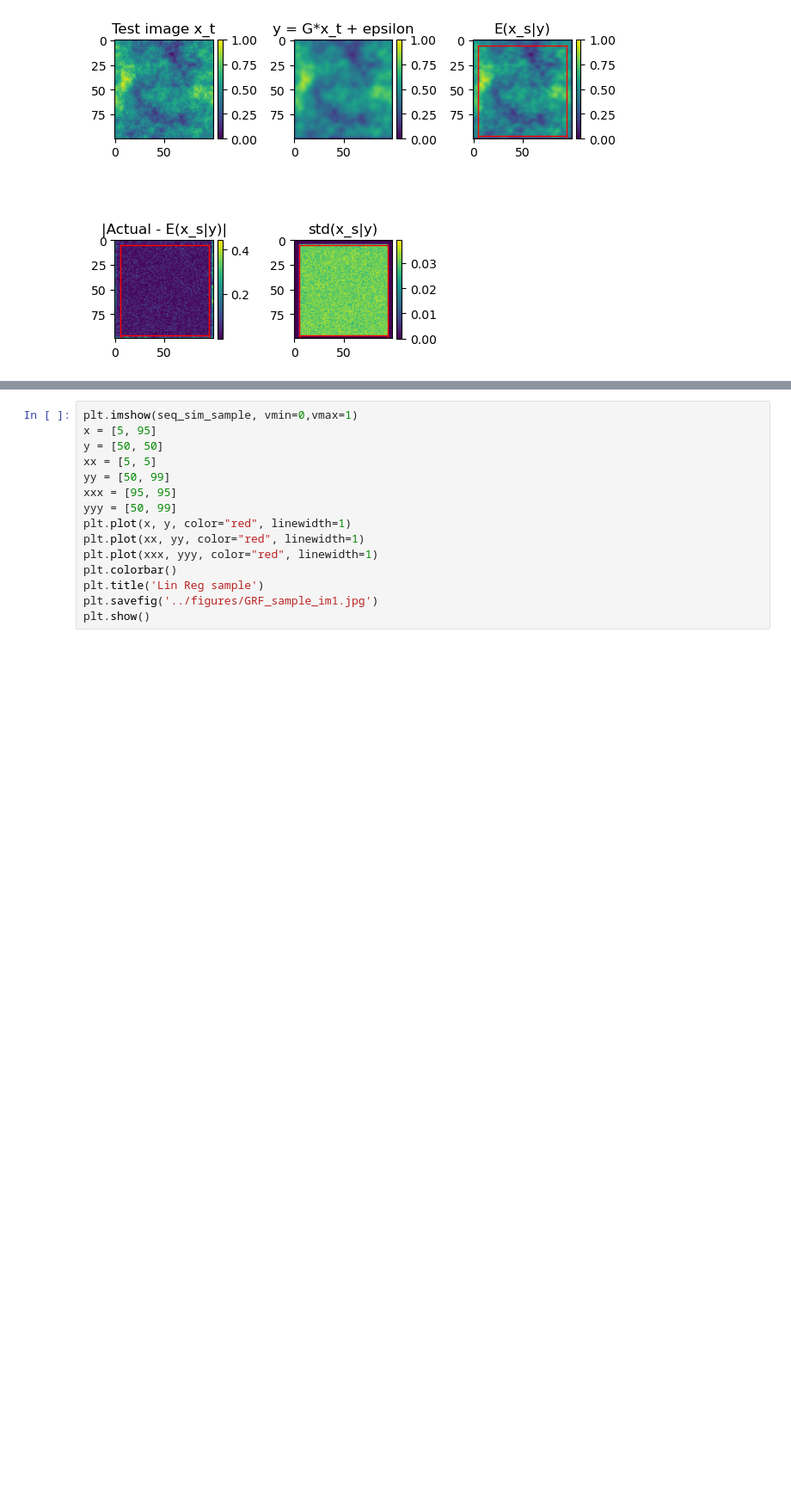
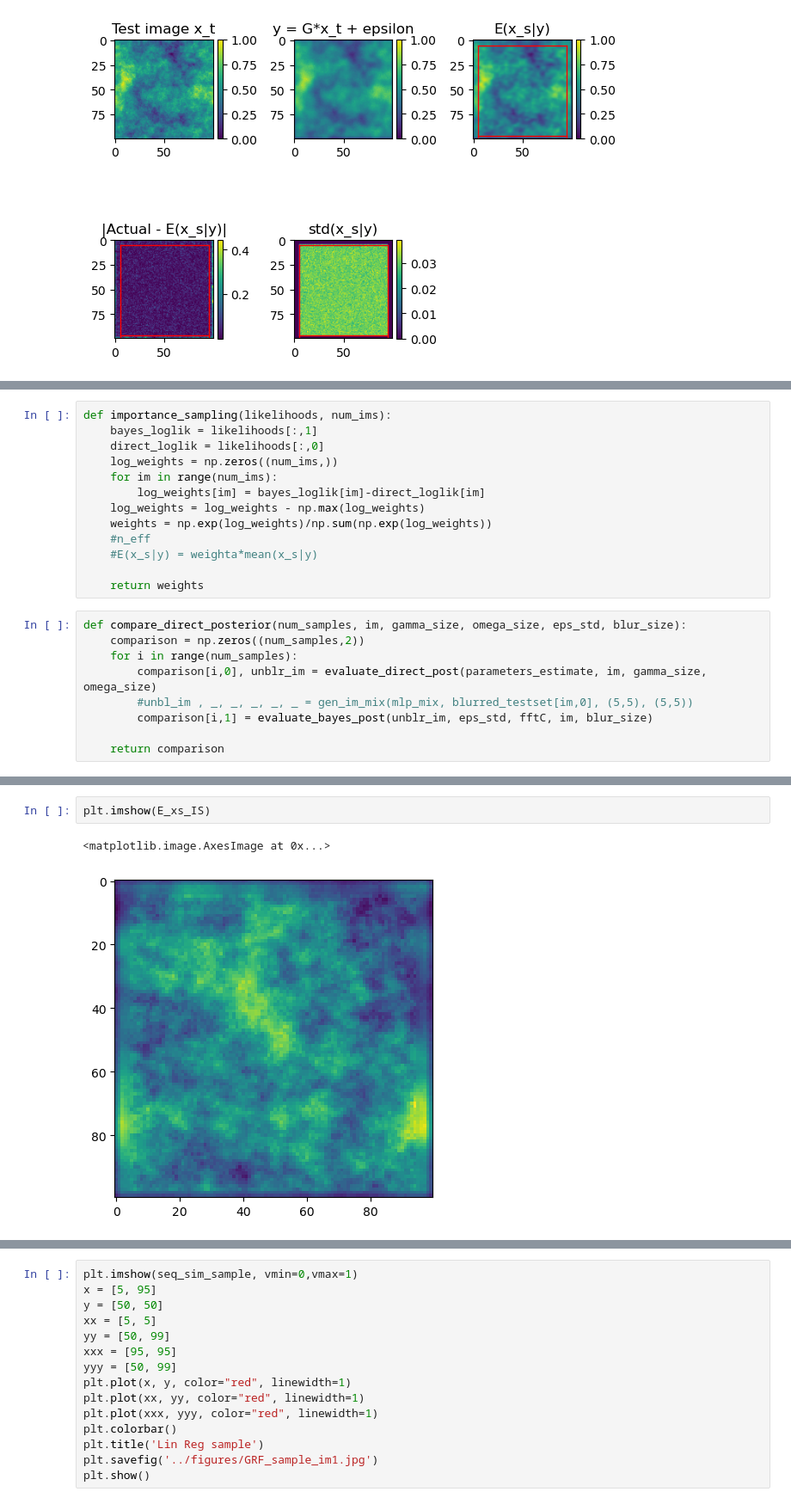
Before and after one commit to torgeirlw/master_git, a Jupyter notebook: Gen_with_blur/lin_gen_gauss.ipynb, the cells around one changed output, grey strips where cells are left out. Shown at 86% size. Cells and saved outputs as stored; diff of their text form; blank space fills up the shorter version.

```diff
--- a/Gen_with_blur/lin_gen_gauss.ipynb
+++ b/Gen_with_blur/lin_gen_gauss.ipynb
@@ -500,0 +563,22 @@ plt.savefig('../figures_blur/GRF_posterior_sample1.jpg')
+# %%
+def importance_sampling(likelihoods, num_ims):
+    bayes_loglik = likelihoods[:,1]
+    direct_loglik = likelihoods[:,0]
+    log_weights = np.zeros((num_ims,))
+    for im in range(num_ims):
+        log_weights[im] = bayes_loglik[im]-direct_loglik[im]
+    log_weights = log_weights - np.max(log_weights)
+    weights = np.exp(log_weights)/np.sum(np.exp(log_weights))
+    #n_eff
+    #E(x_s|y) = weighta*mean(x_s|y)
+
+    return weights
+# %%
+def compare_direct_posterior(num_samples, im, gamma_size, omega_size, eps_std, blur_size):
+    comparison = np.zeros((num_samples,2))
+    for i in range(num_samples):
+        comparison[i,0], unblr_im = evaluate_direct_post(parameters_estimate, im, gamma_size, omega_size)
+        #unbl_im , _, _, _, _, _ = gen_im_mix(mlp_mix, blurred_testset[im,0], (5,5), (5,5))
+        comparison[i,1] = evaluate_bayes_post(unblr_im, eps_std, fftC, im, blur_size)
+
+    return comparison
@@ -500,0 +642,5 @@ plt.savefig('../figures_blur/GRF_posterior_sample1.jpg')
+# %%
+plt.imshow(E_xs_IS)
+# %% [output]
+<matplotlib.image.AxesImage at 0x...>
+[figure, added]
```
Also changed, not shown: parts of 30 cells of this notebook, 50 other files.
